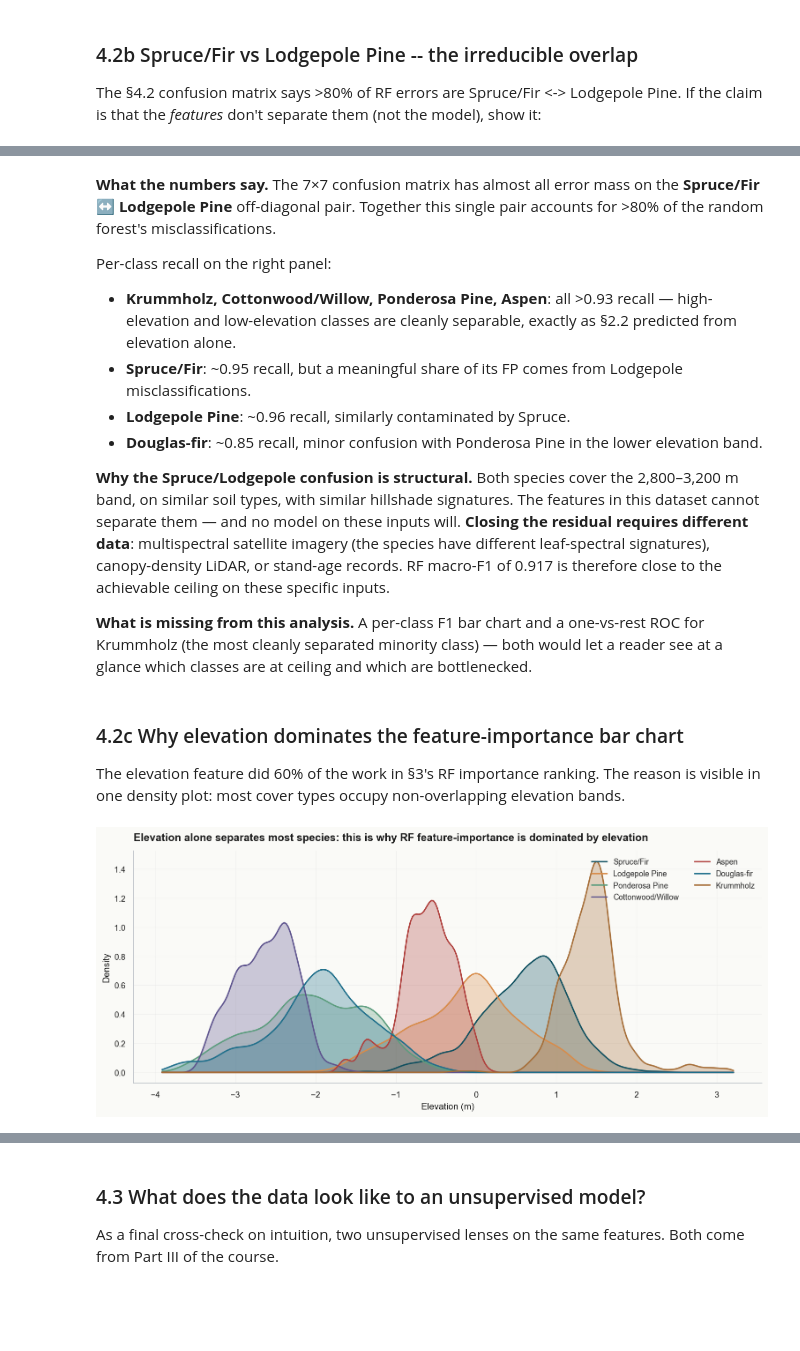
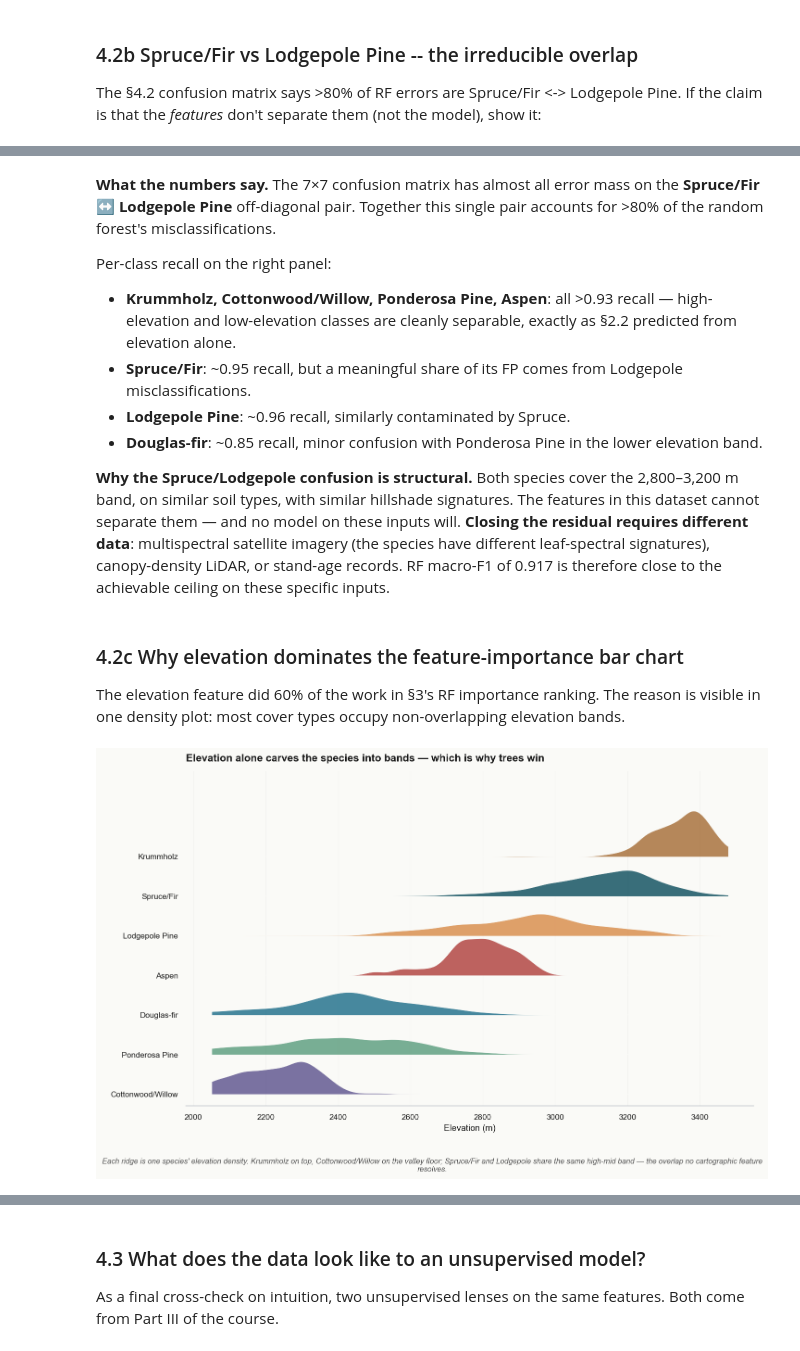
Before and after one commit to Ahmad-Jaradat-Space/forest-cover-type, a Jupyter notebook: notebook.ipynb, the cells around one changed output, grey strips where cells are left out. Saved outputs shown, nothing was run; the diff lists cells and outputs as text; code cells hidden in the pictures; blank space fills up the shorter version.

```diff
--- a/notebook.ipynb
+++ b/notebook.ipynb
@@ -558,17 +560,23 @@ Per-class recall on the right panel:
 - **Douglas-fir**: ~0.85 recall, minor confusion with Ponderosa Pine in the lower elevation band.
 
 **Why the Spruce/Lodgepole confusion is structural.** Both species cover the 2,800–3,200 m band, on similar soil types, with similar hillshade signatures. The features in this dataset cannot separate them — and no model on these inputs will. **Closing the residual requires different data**: multispectral satellite imagery (the species have different leaf-spectral signatures), canopy-density LiDAR, or stand-age records. RF macro-F1 of 0.917 is therefore close to the achievable ceiling on these specific inputs.
-
-**What is missing from this analysis.** A per-class F1 bar chart and a one-vs-rest ROC for Krummholz (the most cleanly separated minority class) — both would let a reader see at a glance which classes are at ceiling and which are bottlenecked.
 # %% [markdown]
 ### 4.2c Why elevation dominates the feature-importance bar chart
 
 The elevation feature did 60% of the work in §3's RF importance ranking. The reason is visible in one density plot: most cover types occupy non-overlapping elevation bands.
 # %%
-feat_names = data.CONTINUOUS + data.WILDERNESS + data.SOIL
-fig, ax = plt.subplots(figsize=(11, 4.8))
-plots.elevation_kde(X_train, y_train, feat_names, data.CLASS_NAMES, ax=ax)
+# Ridgeline on *raw* elevation (metres, not standardised) so the axis stays physical.
+raw = pd.read_csv(data.CSV, header=None, names=data.COLUMNS)
+rs = rng.choice(len(raw), 80_000, replace=False)
+elev_m = raw["elevation"].values[rs]
+elev_y = raw["cover_type"].values[rs] - 1
+
+fig, ax = plt.subplots(figsize=(11, 6.6))
+plots.ridgeline(elev_m, elev_y, data.CLASS_NAMES, feat_label="Elevation (m)",
+                title="Elevation alone carves the species into bands — which is why trees win",
+                ax=ax)
+plots.caption(fig, "Each ridge is one species' elevation density. Krummholz on top, Cottonwood/Willow on the valley floor; Spruce/Fir and Lodgepole share the same high-mid band — the overlap no cartographic feature resolves.")
 plt.tight_layout(); plt.show()
 # %% [output]
-[figure, old version]
+[figure, new version]
 # %% [markdown]
```
Also changed, not shown: parts of 36 cells of this notebook, 14 other files.
